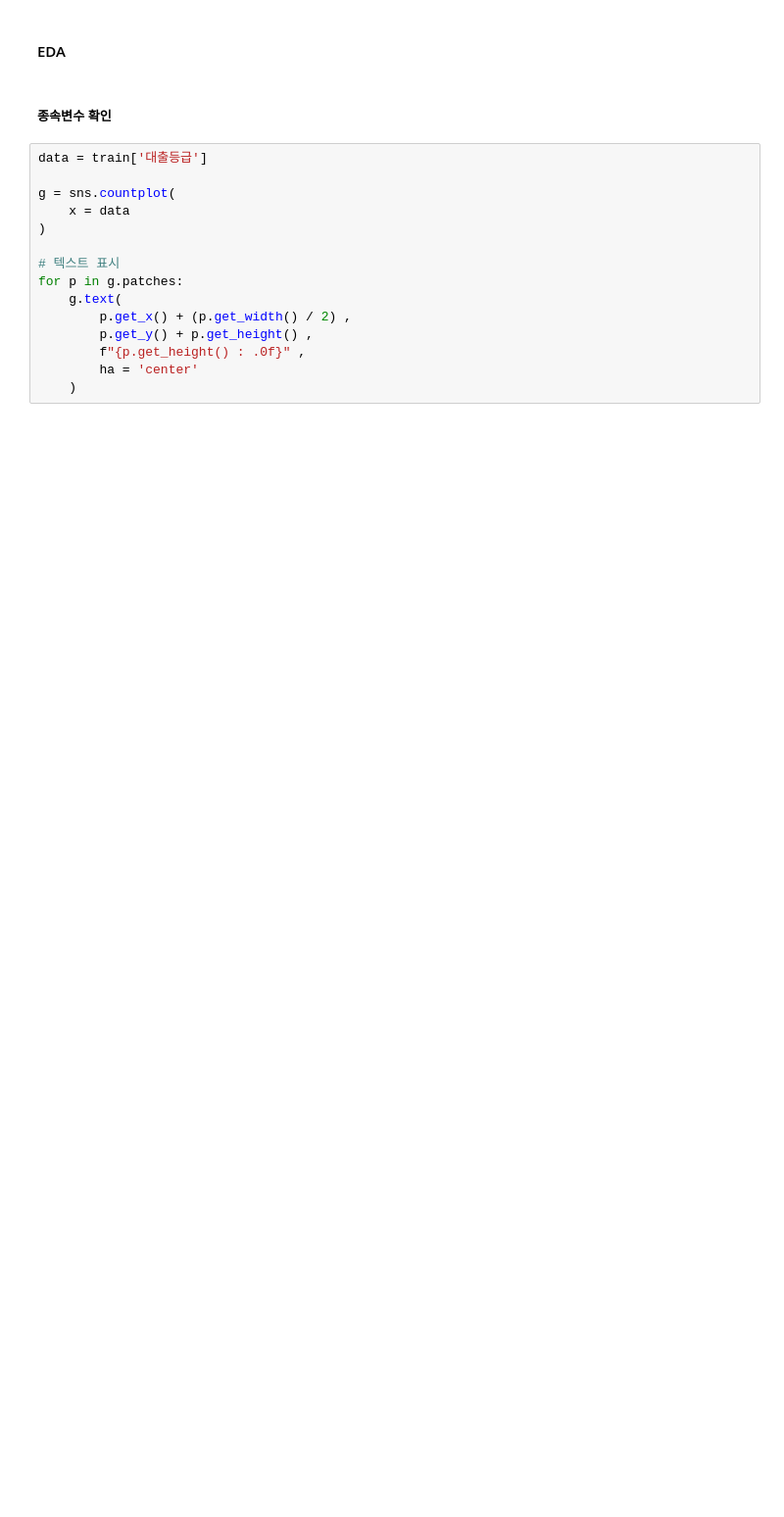
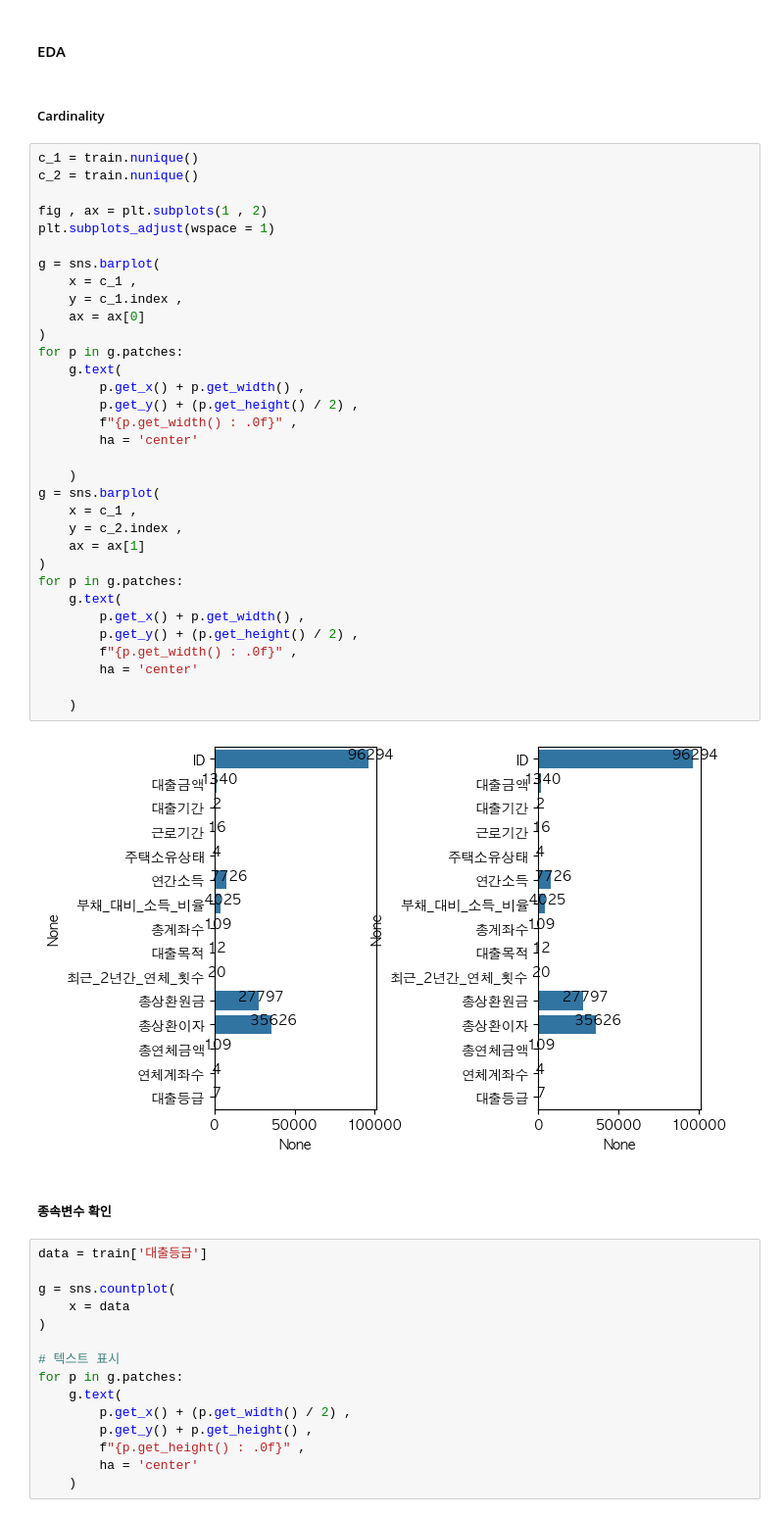
Before and after one commit to Dae-yangKim/Dacon_competiton, a Jupyter notebook: 2024.01.15/codes/eda_daeyangKim.ipynb, the cells around one changed output. Shown at 98% size. Cells and saved outputs as stored; diff of their text form; blank space fills up the shorter version.

```diff
--- a/2024.01.15/codes/eda_daeyangKim.ipynb
+++ b/2024.01.15/codes/eda_daeyangKim.ipynb
@@ -174,6 +162,43 @@ data.describe().style.background_gradient(cmap = 'summer_r')
 | max | 42000000.000000 | 10447898400.000000 | 9999.000000 | 135.000000 | 15.000000 | 40497600.000000 | 5645688.000000 | 108240.000000 | 4.000000 |
 # %% [markdown]
 #### EDA
+# %% [markdown]
+##### Cardinality
+# %%
+c_1 = train.nunique()
+c_2 = train.nunique()
+
+fig , ax = plt.subplots(1 , 2)
+plt.subplots_adjust(wspace = 1)
+
+g = sns.barplot(
+    x = c_1 ,
+    y = c_1.index ,
+    ax = ax[0]
+)
+for p in g.patches:
+    g.text(
+        p.get_x() + p.get_width() ,
+        p.get_y() + (p.get_height() / 2) ,
+        f"{p.get_width() : .0f}" ,
+        ha = 'center'
+
+    )
+g = sns.barplot(
+    x = c_1 ,
+    y = c_2.index ,
+    ax = ax[1]
+)
+for p in g.patches:
+    g.text(
+        p.get_x() + p.get_width() ,
+        p.get_y() + (p.get_height() / 2) ,
+        f"{p.get_width() : .0f}" ,
+        ha = 'center'
+
+    )
+# %% [output]
+[figure, added]
 # %% [markdown]
 ##### 종속변수 확인
 # %%
```
Also changed, not shown: parts of 15 cells of this notebook, 1 other file.
